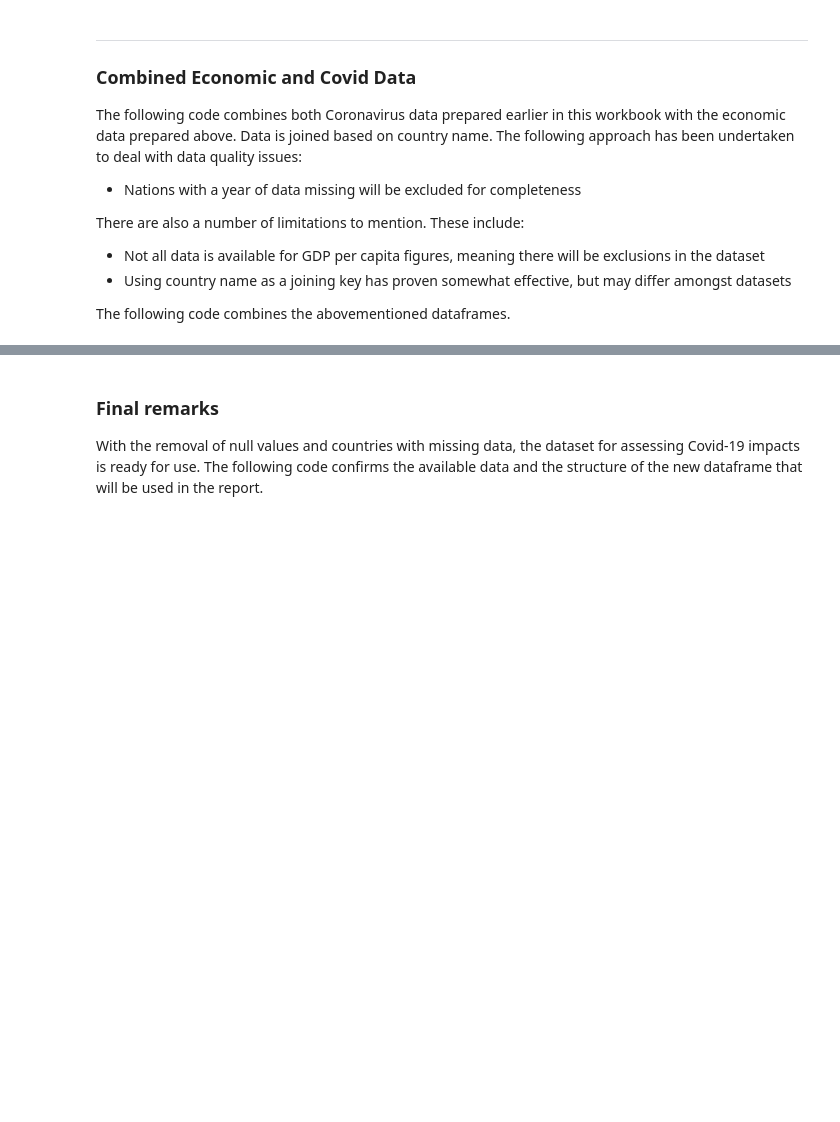
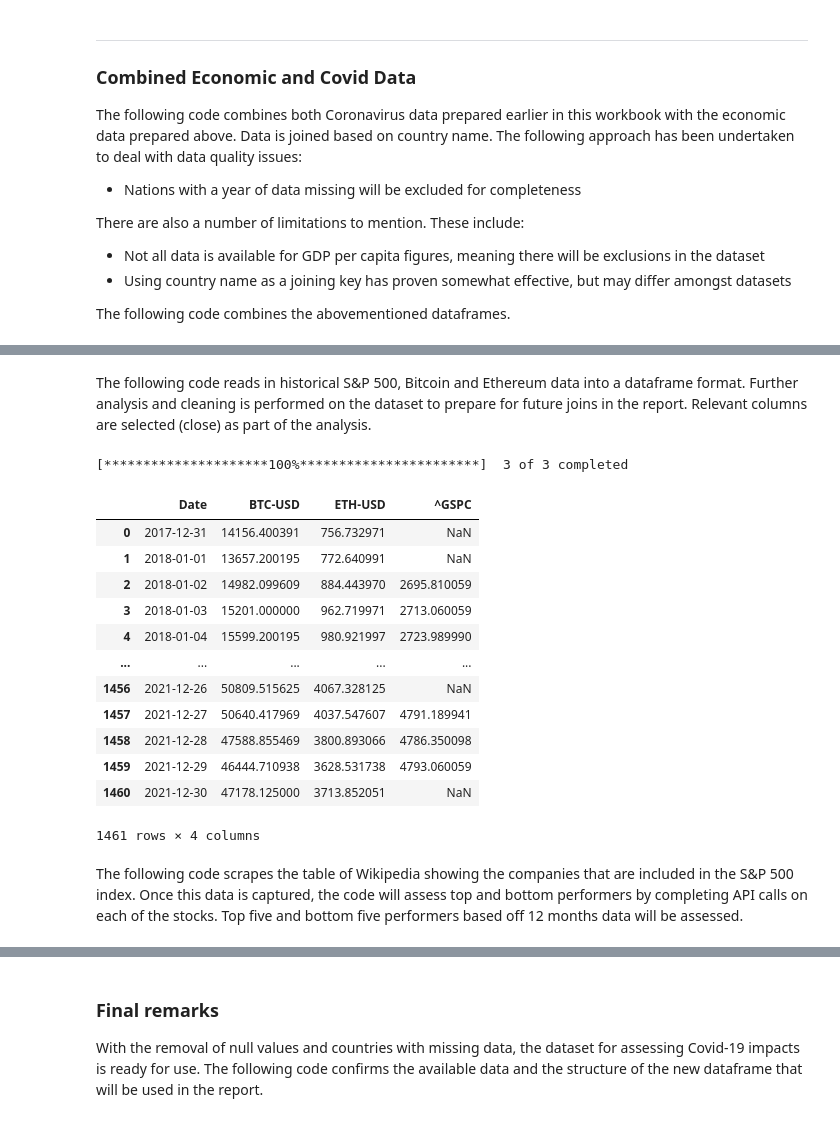
Before and after one commit to Arkiea/Project-1-group-B, a Jupyter notebook: Data Collection.ipynb, the cells around one changed output, grey strips where cells are left out. Saved outputs shown, nothing was run; the diff lists cells and outputs as text; code cells hidden in the pictures; blank space fills up the shorter version.

```diff
--- a/Data Collection.ipynb
+++ b/Data Collection.ipynb
@@ -273,0 +282,31 @@ crypto.to_csv('cryptotmc_data_cleaned.csv')
+# %% [markdown]
+The following code reads in historical S&P 500, Bitcoin and Ethereum data into a dataframe format. Further analysis and cleaning is performed on the dataset to prepare for future joins in the report. Relevant columns are selected (close) as part of the analysis.
+# %%
+# Obtain S&P500, Bitcoin and Ethereum data
+hist_data = yf.download("BTC-USD ETH-USD ^GSPC", start="2018-01-01", end="2021-12-31")
+
+# Select only closing values
+hist_data = hist_data['Close']
+
+# Reset index
+hist_data = hist_data.reset_index()
+
+# Display data
+hist_data
+# %% [output]
+[*********************100%***********************]  3 of 3 completed
+|  | Date | BTC-USD | ETH-USD | ^GSPC |
+| 0 | 2017-12-31 | 14156.400391 | 756.732971 | NaN |
+| 1 | 2018-01-01 | 13657.200195 | 772.640991 | NaN |
+| 2 | 2018-01-02 | 14982.099609 | 884.443970 | 2695.810059 |
+| 3 | 2018-01-03 | 15201.000000 | 962.719971 | 2713.060059 |
+| 4 | 2018-01-04 | 15599.200195 | 980.921997 | 2723.989990 |
+| ... | ... | ... | ... | ... |
+| 1456 | 2021-12-26 | 50809.515625 | 4067.328125 | NaN |
+| 1457 | 2021-12-27 | 50640.417969 | 4037.547607 | 4791.189941 |
+| 1458 | 2021-12-28 | 47588.855469 | 3800.893066 | 4786.350098 |
+| 1459 | 2021-12-29 | 46444.710938 | 3628.531738 | 4793.060059 |
+| 1460 | 2021-12-30 | 47178.125000 | 3713.852051 | NaN |
+1461 rows × 4 columns
+# %% [markdown]
+The following code scrapes the table of Wikipedia showing the companies that are included in the S&P 500 index. Once this data is captured, the code will assess top and bottom performers by completing API calls on each of the stocks. Top five and bottom five performers based off 12 months data will be assessed.
```
Also changed, not shown: parts of 22 cells of this notebook, 3 other files.
